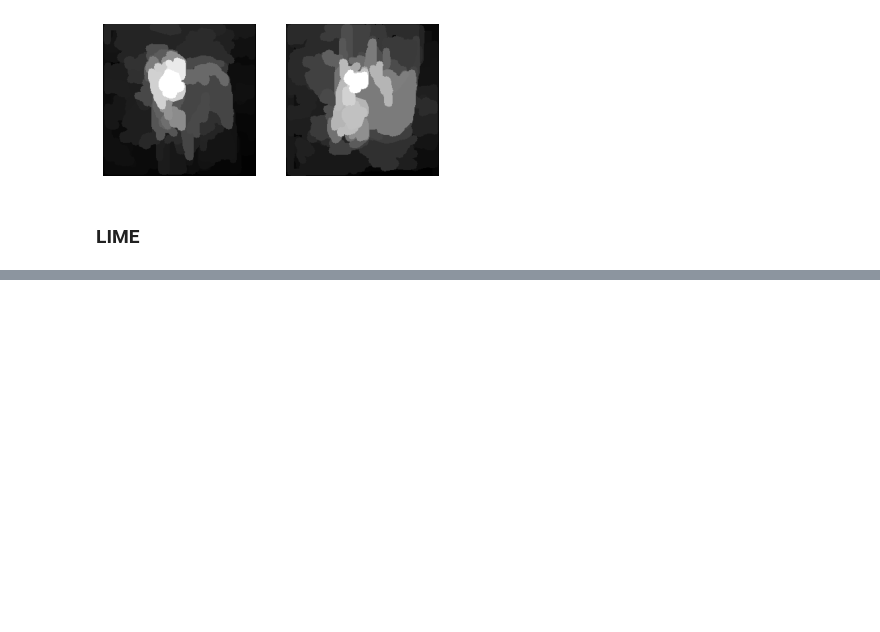
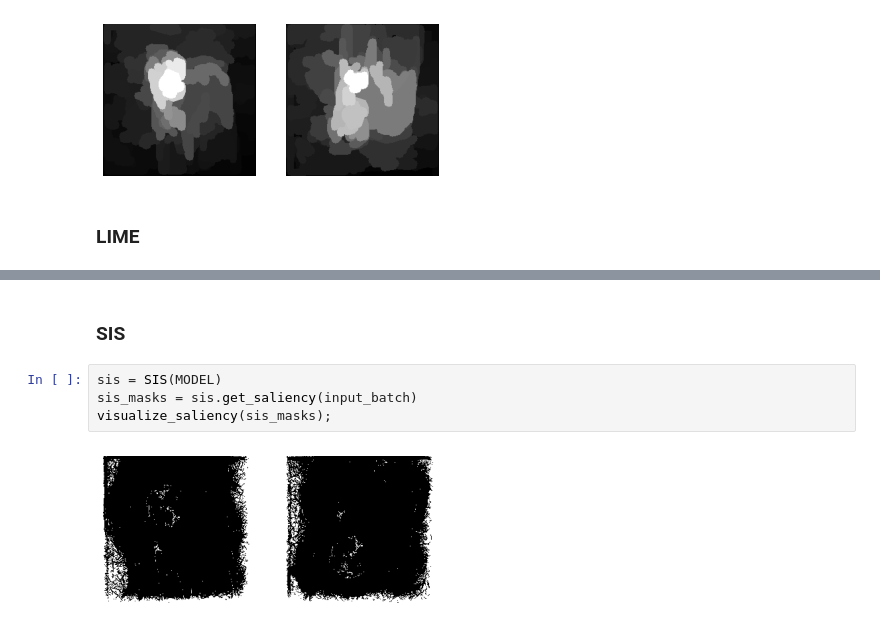
Before and after one commit to aboggust/interpretability-methods, a Jupyter notebook: examples/interpretability_examples.ipynb, the cells around one changed output, grey strips where cells are left out. Cells and saved outputs as stored; diff of their text form; blank space fills up the shorter version.

```diff
--- a/examples/interpretability_examples.ipynb
+++ b/examples/interpretability_examples.ipynb
@@ -201,0 +207,8 @@ visualize_saliency(lime_masks)
+# %% [markdown]
+### SIS
+# %%
+sis = SIS(MODEL)
+sis_masks = sis.get_saliency(input_batch)
+visualize_saliency(sis_masks);
+# %% [output]
+[figure, added]
```
Also changed, not shown: parts of 21 cells of this notebook, 20 other files.
